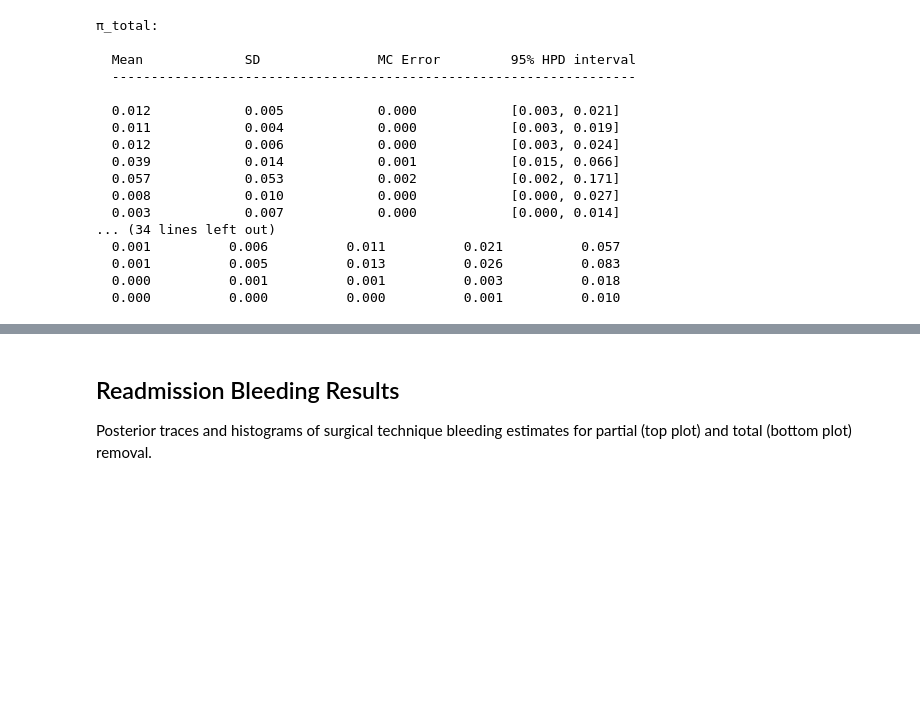
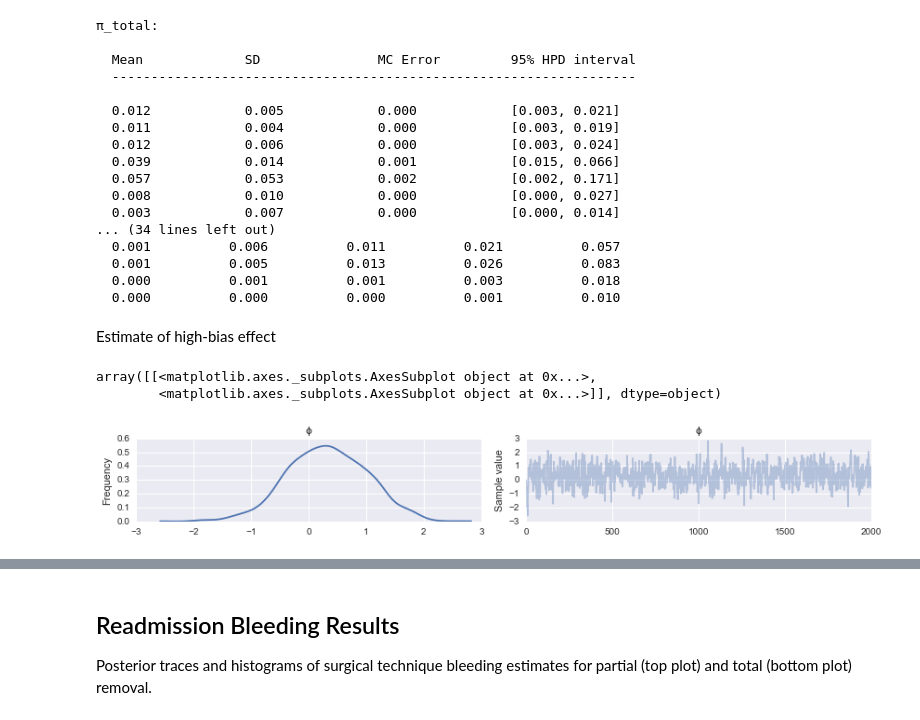
Before and after one commit to VanderbiltPopHealthSci/tonsillectomy_MA, a Jupyter notebook: Bleeding MA.ipynb, the cells around one changed output, grey strips where cells are left out. Cells and saved outputs as stored; diff of their text form; code cells hidden in the pictures; blank space fills up the shorter version.

Commit message:
Added sensitivity to high bias studies

```diff
--- a/Bleeding MA.ipynb
+++ b/Bleeding MA.ipynb
@@ -87,8 +104,8 @@ Name: Intervention_category, dtype: int64
 # %% [markdown]
 Here is the surgery filter:
 # %%
-surgery_data = clean_data[clean_data.Intervention_category.str.contains('total')
-                   | clean_data.Intervention_category.str.contains('partial')].dropna(subset=['outcome_obs']).copy()
+surgery_data = merged_data[merged_data.Intervention_category.str.contains('total')
+                   | merged_data.Intervention_category.str.contains('partial')].dropna(subset=['outcome_obs']).copy()
 # %% [markdown]
 List of interventions after filtering. Note that there were a lot of papers that did not report bleeding outcomes, so the numbers dropped significantly.
 # %%
@@ -143,5 +159,5 @@ I will drop microdebrider, argon plasma and plasma knife due to lack of informat
 # %%
-technique_includes = surgery_data.technique.value_counts().index[:-3].tolist()
+technique_includes = surgery_data.technique.value_counts().index.tolist()
 surgery_data = surgery_data[surgery_data.technique.isin(technique_includes)]
 # %%
 technique_includes
@@ -156,3 +180,5 @@ technique_includes
+# %%
+surgery_data['high_bias'] = (surgery_data.RoB=='high').astype(int)
 # %% [markdown]
 Subsets of data according to bleeding outcome
 # %%
@@ -173,7 +201,7 @@ def tinvlogit(x):
 # %%
 def specify_model(model, data):
 
-    N, REFID, events, partial = data[['N', 'REFID', 'outcome_obs', 'partial']].values.T
+    N, REFID, events, partial, high_bias = data[['N', 'REFID', 'outcome_obs', 'partial', 'high_bias']].values.T
 
     refid_list = list(set(REFID))
     study_id = data.REFID.apply(lambda i: refid_list.index(i)).values
@@ -191,13 +219,15 @@ def specify_model(model, data):
         θ = Normal('θ', 0, sd=5, shape=n_tech, testval=np.ones(n_tech)*-1)
         # Effect of partial intervention
         β = Normal('β', 0, sd=5, testval=0)
+        # Effect of high bias
+        ϕ = Normal('ϕ', 0, sd=5, testval=0)
 
         # Study random effect
         σ = HalfCauchy('σ', 5, testval=1)
         ϵ = Normal('ϵ', 0, sd=σ, shape=n_studies, testval=np.zeros(n_studies))
 
         # Transform to probability scale
-        π = tinvlogit(θ[technique] + β*partial.astype(int) + ϵ[study_id])
+        π = tinvlogit(θ[technique] + β*partial.astype(int) + ϕ*high_bias.astype(int) + ϵ[study_id])
 
         # Mean probabilities
         π_total = Deterministic('π_total', tinvlogit(θ))
@@ -295,3 +329,11 @@ summary(reoperation_trace[1000:], varnames=['π_total', 'π_partial'])
   0.001          0.005          0.013          0.026          0.083
   0.000          0.001          0.001          0.003          0.018
   0.000          0.000          0.000          0.001          0.010
+# %% [markdown]
+Estimate of high-bias effect
+# %%
+traceplot(reoperation_trace, varnames=['ϕ'])
+# %% [output]
+array([[<matplotlib.axes._subplots.AxesSubplot object at 0x...>,
+        <matplotlib.axes._subplots.AxesSubplot object at 0x...>]], dtype=object)
+[figure, added]
```
Also changed, not shown: parts of 28 cells of this notebook.
